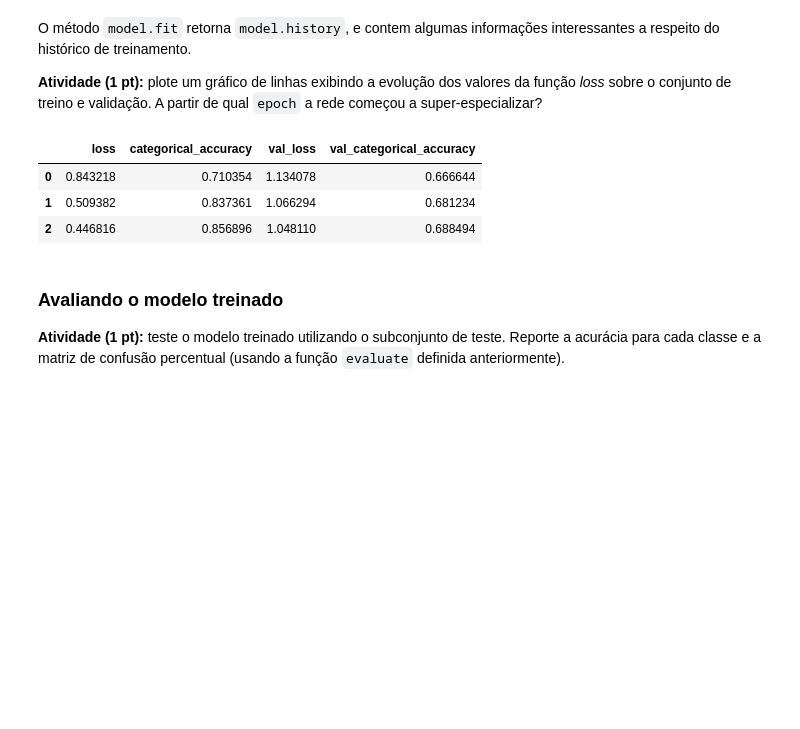
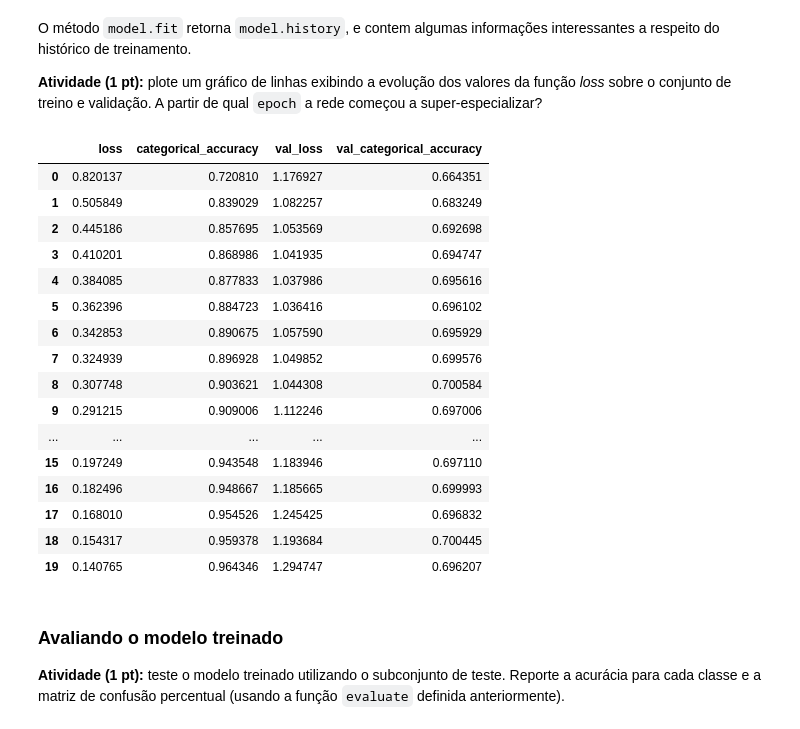
Before and after one commit to kroncatti/complex-data-mining, a Jupyter notebook: inf-0616-supervised-learning/assignment3/assignment_3.ipynb, the cells around one changed output. Cells and saved outputs as stored; diff of their text form; code cells hidden in the pictures; blank space fills up the shorter version.

```diff
--- a/inf-0616-supervised-learning/assignment3/assignment_3.ipynb
+++ b/inf-0616-supervised-learning/assignment3/assignment_3.ipynb
@@ -220,7 +220,7 @@ evaluate(ye_test, lr.predict(x_test), lr.predict_proba(x_test), labels=label_enc
 ## Redes Neurais
 Iremos treinar alguns modelos de redes neurais, variando número de camadas e quantidade de neurônios em cada camada.
 # %%
-epochs = 3
+epochs = 20
 batch_size = 128
 input_shape = [features]
 # %% [markdown]
@@ -238,7 +238,7 @@ from keras.layers import InputLayer, Dense
 model = Sequential([
     InputLayer((1024,)),
     Dense(512, activation="relu"),
-    Dense(256, activation="relu"),
+    Dense(100, activation="relu"),
     Dense(6, activation="sigmoid")
 ])
 
@@ -310,12 +318,25 @@ O método `model.fit` retorna `model.history`, e contem algumas informações in
 **Atividade (1 pt):** plote um gráfico de linhas exibindo a evolução dos valores da função *loss* sobre o conjunto de treino e validação. A partir de qual `epoch` a rede começou a super-especializar?
 # %%
 history_f = pd.DataFrame(model.history.history)
-history_f.head()
+history_f
 # %% [output]
 |  | loss | categorical_accuracy | val_loss | val_categorical_accuracy |
-| 0 | 0.843218 | 0.710354 | 1.134078 | 0.666644 |
-| 1 | 0.509382 | 0.837361 | 1.066294 | 0.681234 |
-| 2 | 0.446816 | 0.856896 | 1.048110 | 0.688494 |
+| 0 | 0.820137 | 0.720810 | 1.176927 | 0.664351 |
+| 1 | 0.505849 | 0.839029 | 1.082257 | 0.683249 |
+| 2 | 0.445186 | 0.857695 | 1.053569 | 0.692698 |
+| 3 | 0.410201 | 0.868986 | 1.041935 | 0.694747 |
+| 4 | 0.384085 | 0.877833 | 1.037986 | 0.695616 |
+| 5 | 0.362396 | 0.884723 | 1.036416 | 0.696102 |
+| 6 | 0.342853 | 0.890675 | 1.057590 | 0.695929 |
+| 7 | 0.324939 | 0.896928 | 1.049852 | 0.699576 |
+| 8 | 0.307748 | 0.903621 | 1.044308 | 0.700584 |
+| 9 | 0.291215 | 0.909006 | 1.112246 | 0.697006 |
+| ... | ... | ... | ... | ... |
+| 15 | 0.197249 | 0.943548 | 1.183946 | 0.697110 |
+| 16 | 0.182496 | 0.948667 | 1.185665 | 0.699993 |
+| 17 | 0.168010 | 0.954526 | 1.245425 | 0.696832 |
+| 18 | 0.154317 | 0.959378 | 1.193684 | 0.700445 |
+| 19 | 0.140765 | 0.964346 | 1.294747 | 0.696207 |
 # %% [markdown]
 ### Avaliando o modelo treinado
 
```
Also changed, not shown: parts of 7 cells of this notebook, 2 other files.
